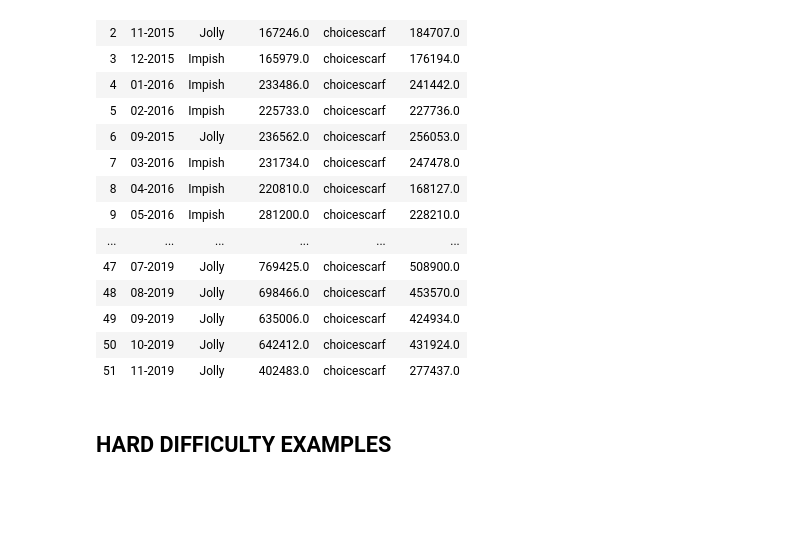
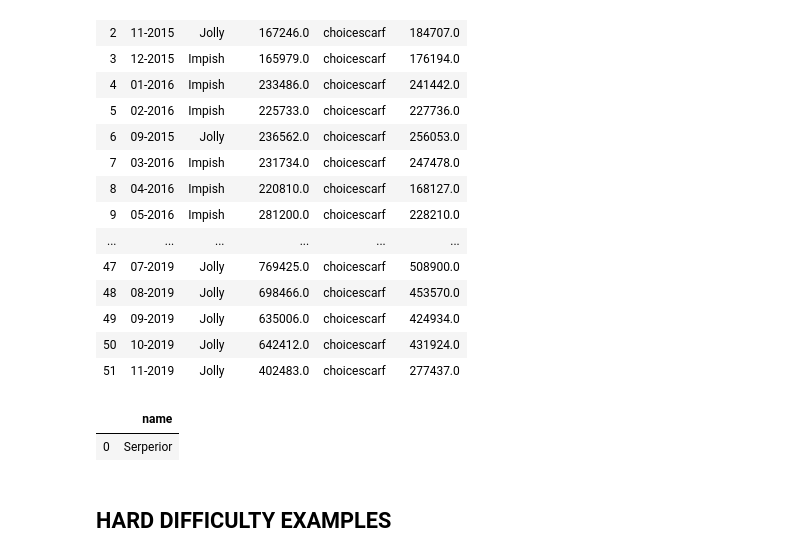
Before and after one commit to isaac-campbell-smith/Pokestars, a Jupyter notebook: notebooks/SQL_eda.ipynb, the cells around one changed output. Saved outputs shown, nothing was run; the diff lists cells and outputs as text; code cells hidden in the pictures; blank space fills up the shorter version.

```diff
--- a/notebooks/SQL_eda.ipynb
+++ b/notebooks/SQL_eda.ipynb
@@ -296,6 +296,32 @@ pretty_query(cur, query, conn)
 | 49 | 09-2019 | Jolly | 635006.0 | choicescarf | 424934.0 |
 | 50 | 10-2019 | Jolly | 642412.0 | choicescarf | 431924.0 |
 | 51 | 11-2019 | Jolly | 402483.0 | choicescarf | 277437.0 |
+# %%
+#WHO HAS BEEN THE BIGGEST THORN IN LANDORUS' SIDE?
+query = """
+WITH lando_counters(month, counter_id, check_pct)
+AS
+    (SELECT c.month, c.counter_id, c.check_pct
+      FROM counters c
+     JOIN battles b ON c.counter_id=b.id AND c.month=b.month
+     WHERE c.id=(SELECT id FROM pokemon WHERE name='Landorus-Therian')
+      AND check_pct >=0.75 AND num_battles >=1000 AND b.usage > 0.05),
+
+      top_threats(counter_id, check_pct)
+AS
+    (SELECT counter_id, AVG(check_pct)
+       FROM lando_counters
+       WHERE counter_id IN (SELECT counter_id FROM lando_counters GROUP BY counter_id HAVING COUNT(*) > 5)
+       GROUP BY counter_id)
+
+SELECT name FROM top_threats
+  JOIN pokemon ON top_threats.counter_id=pokemon.id
+  WHERE check_pct=(SELECT MAX(check_pct) FROM top_threats);
+"""
+pretty_query(cur, query, conn)
+# %% [output]
+|  | name |
+| 0 | Serperior |
 # %% [markdown]
 ## HARD DIFFICULTY EXAMPLES
 # %%
```
Also changed, not shown: 2 other files.
